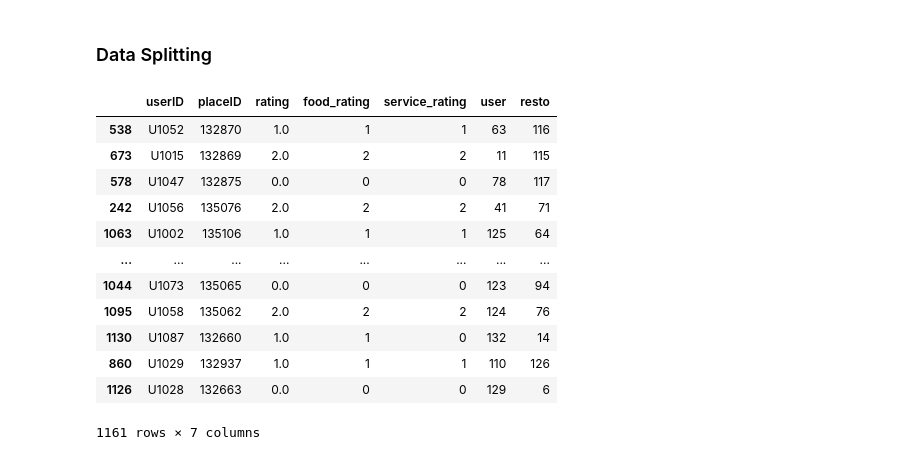
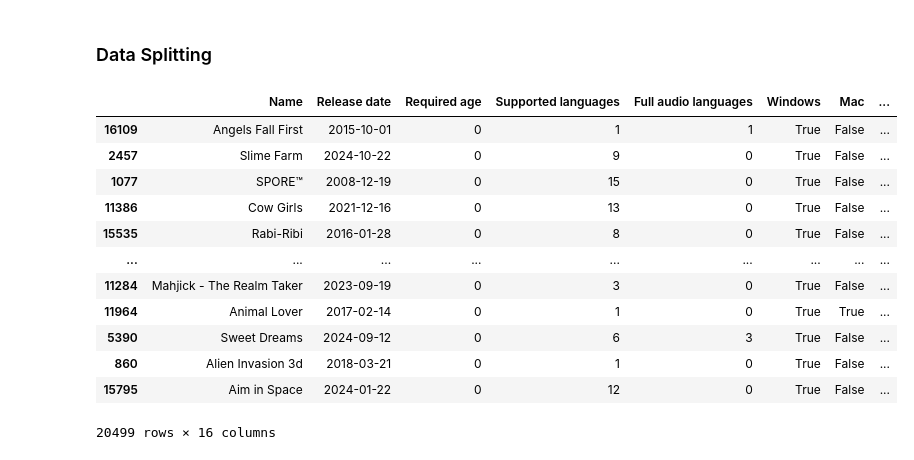
Before and after one commit to Bayhaqieee/Reccomendation_System_SteamGame, a Jupyter notebook: Reccommendation_System_Game_CF.ipynb, the cells around one changed output. Cells and saved outputs as stored; diff of their text form; code cells hidden in the pictures.

```diff
--- a/Reccommendation_System_Game_CF.ipynb
+++ b/Reccommendation_System_Game_CF.ipynb
@@ -654,0 +665,6 @@ preparation
+# %%
+print(f'Jumlah game duplikat: {df.Name.duplicated().sum()}')
+print(f'Jumlah game sebelum menghapus duplikat: {len(df)}')
+
+df = df.drop_duplicates('Name')
+print(f'Jumlah game setelah menghapus duplikat: {len(df)}')
@@ -699,0 +771,5 @@ resto_new
+# %%
+total_rows = len(games_df)
+reduced_rows = int(total_rows * 0.20)
+games_df = games_df.sample(n=reduced_rows, random_state=42).reset_index(drop=True)
+print(f"Reduced dataset to {len(games_df)} rows (approximately 20%).")
@@ -699,0 +829,18 @@ resto_new
+# %%
+# Function to count languages, handling the specific "No" strings
+def count_languages(language_str):
+    if language_str in ['No Supported languages', 'No Full audio languages']:
+        return 0
+    # Assuming the language strings are comma-separated (and possibly have leading/trailing spaces)
+    languages = [lang.strip() for lang in language_str.split(',') if lang.strip()]
+    return len(languages)
+
+# Apply the function to the 'Supported languages' and 'Full audio languages' columns
+games_df['Supported languages'] = games_df['Supported languages'].apply(count_languages)
+games_df['Full audio languages'] = games_df['Full audio languages'].apply(count_languages)
+
+# Display the updated DataFrame with the new count columns
+display(games_df.head())
+
+# You can also display the info to see the new columns
+games_df.info()
@@ -699,0 +871,3 @@ resto_new
+# %%
+games_df = games_df.drop(columns=['Categories', 'Tags'])
+display(games_df.head())
@@ -701,19 +898,19 @@ resto_new
 ### Data Splitting
 # %%
 # Mengacak dataset
-df = df.sample(frac=1, random_state=42)
-df
+games_df = games_df.sample(frac=1, random_state=42)
+games_df
 # %% [output]
-|  | userID | placeID | rating | food_rating | service_rating | user | resto |
-| 538 | U1052 | 132870 | 1.0 | 1 | 1 | 63 | 116 |
-| 673 | U1015 | 132869 | 2.0 | 2 | 2 | 11 | 115 |
-| 578 | U1047 | 132875 | 0.0 | 0 | 0 | 78 | 117 |
-| 242 | U1056 | 135076 | 2.0 | 2 | 2 | 41 | 71 |
-| 1063 | U1002 | 135106 | 1.0 | 1 | 1 | 125 | 64 |
-| ... | ... | ... | ... | ... | ... | ... | ... |
-| 1044 | U1073 | 135065 | 0.0 | 0 | 0 | 123 | 94 |
-| 1095 | U1058 | 135062 | 2.0 | 2 | 2 | 124 | 76 |
-| 1130 | U1087 | 132660 | 1.0 | 1 | 0 | 132 | 14 |
-| 860 | U1029 | 132937 | 1.0 | 1 | 1 | 110 | 126 |
-| 1126 | U1028 | 132663 | 0.0 | 0 | 0 | 129 | 6 |
+|  | Name | Release date | Required age | Supported languages | Full audio languages | Windows | Mac | ... |
+| 16109 | Angels Fall First | 2015-10-01 | 0 | 1 | 1 | True | False | ... |
+| 2457 | Slime Farm | 2024-10-22 | 0 | 9 | 0 | True | False | ... |
+| 1077 | SPORE™ | 2008-12-19 | 0 | 15 | 0 | True | False | ... |
+| 11386 | Cow Girls | 2021-12-16 | 0 | 13 | 0 | True | False | ... |
+| 15535 | Rabi-Ribi | 2016-01-28 | 0 | 8 | 0 | True | False | ... |
+| ... | ... | ... | ... | ... | ... | ... | ... | ... |
+| 11284 | Mahjick - The Realm Taker | 2023-09-19 | 0 | 3 | 0 | True | False | ... |
+| 11964 | Animal Lover | 2017-02-14 | 0 | 1 | 0 | True | True | ... |
+| 5390 | Sweet Dreams | 2024-09-12 | 0 | 6 | 3 | True | False | ... |
+| 860 | Alien Invasion 3d | 2018-03-21 | 0 | 1 | 0 | True | False | ... |
+| 15795 | Aim in Space | 2024-01-22 | 0 | 12 | 0 | True | False | ... |
-1161 rows × 7 columns
+20499 rows × 16 columns
```
Also changed, not shown: parts of 58 cells of this notebook.
